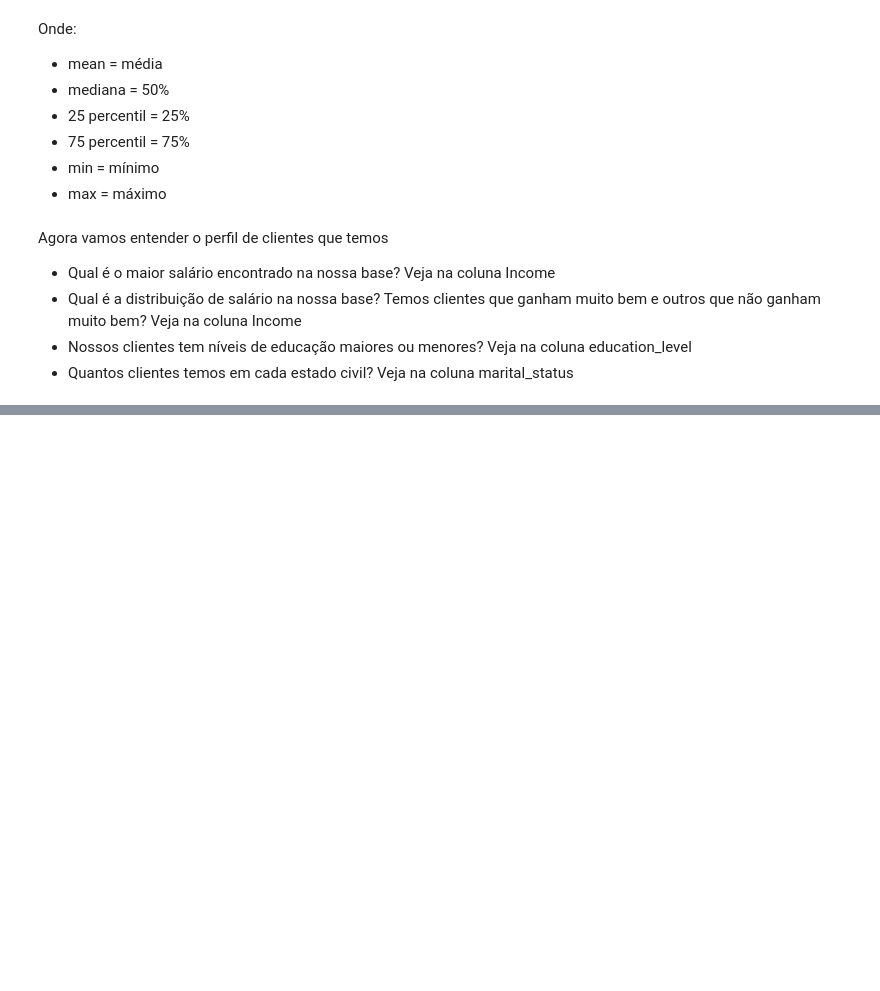
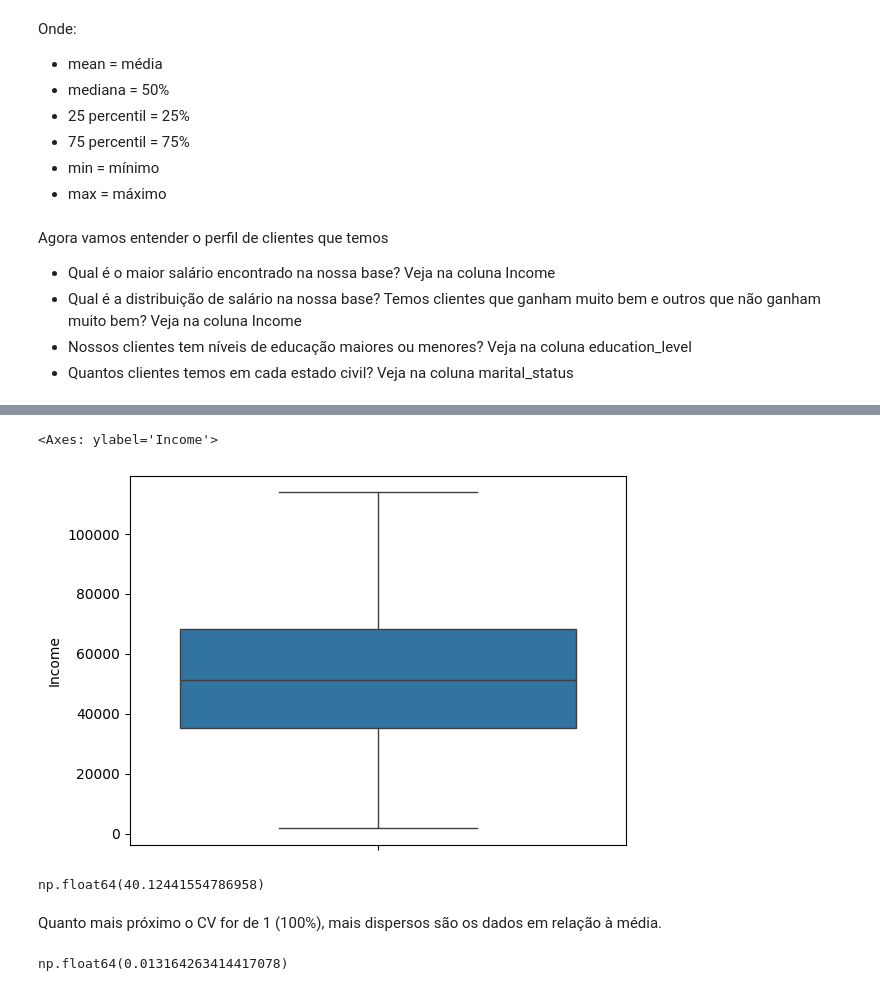
Before and after one commit to joaohsilva416/Desafio_Ifood, a Jupyter notebook: notebooks/Desafio Ifood.ipynb, the cells around one changed output, grey strips where cells are left out. Drawn from its saved outputs; the diff is of its cells as text; code cells hidden in the pictures; blank space fills up the shorter version.

```diff
--- a/notebooks/Desafio Ifood.ipynb
+++ b/notebooks/Desafio Ifood.ipynb
@@ -209,0 +227,18 @@ Agora vamos entender o perfil de clientes que temos
+# %%
+# Boxplot para verificar a distribuição de salário dos clientes
+sns.boxplot(df['Income'])
+# %% [output]
+<Axes: ylabel='Income'>
+[figure, added]
+# %%
+# Calcular o coeficiente de variação
+df['Income'].std()/df['Income'].mean() * 100
+# %% [output]
+np.float64(40.12441554786958)
+# %% [markdown]
+Quanto mais próximo o CV for de 1 (100%), mais dispersos são os dados em relação à média.
+# %%
+# Calculo do skew (assimetria)
+df['Income'].skew()
+# %% [output]
+np.float64(0.013164263414417078)
```
Also changed, not shown: parts of 28 cells of this notebook.
